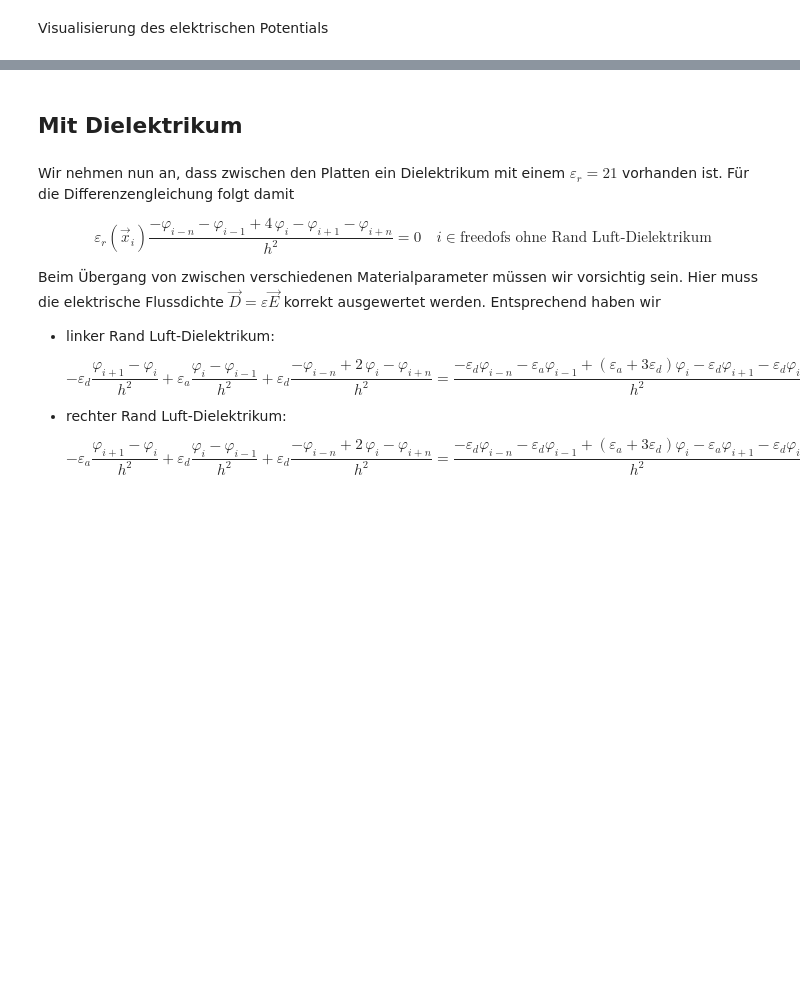
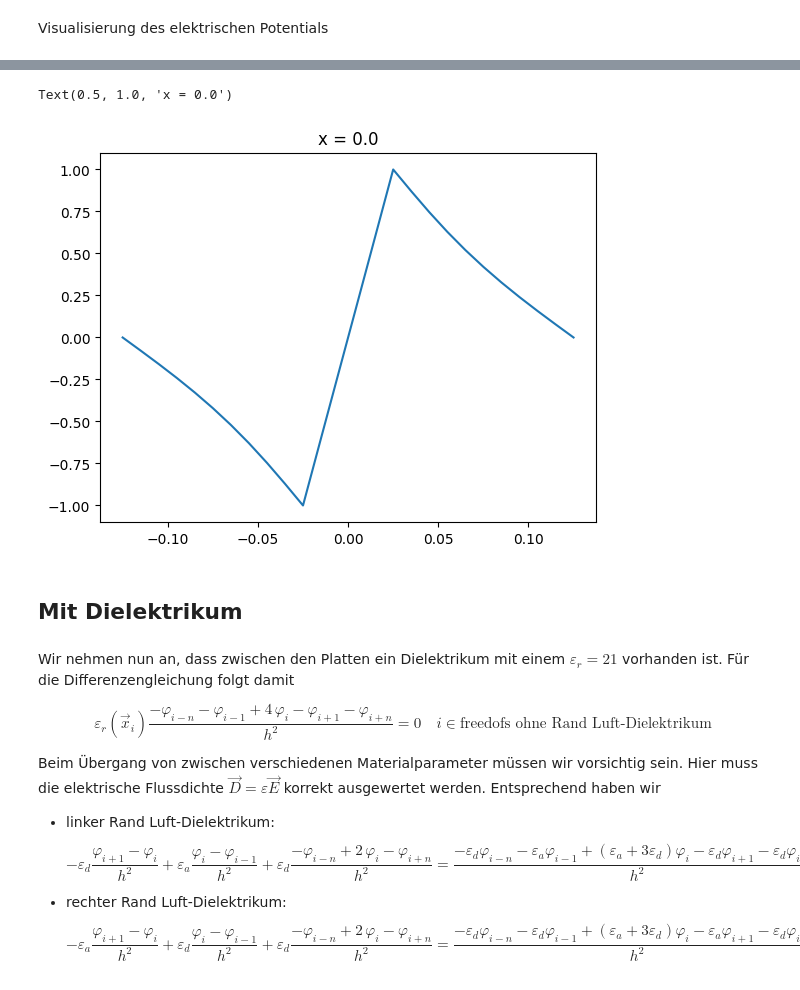
Before and after one commit to BieriCyril/ZHAW_STt_NUM1, a Jupyter notebook: NUM1_Praktikum_W4.ipynb, the cells around one changed output, grey strips where cells are left out. Saved outputs shown, nothing was run; the diff lists cells and outputs as text; code cells hidden in the pictures; blank space fills up the shorter version.

```diff
--- a/NUM1_Praktikum_W4.ipynb
+++ b/NUM1_Praktikum_W4.ipynb
@@ -372,6 +379,9 @@ plt.title('y = '+str(yi[domshape[0]//2]))
 # %%
-plt.plot(yi,Phi[:,domshape[1]//2],)
-plt.title('x = '+str(xi[domshape[1]//2]))
+plt.plot(yi,phi[:,Xi.shape[1]//2],)
+plt.title('x = '+str(xi[Xi.shape[1]//2]))
+# %% [output]
+Text(0.5, 1.0, 'x = 0.0')
+[figure, added]
 # %% [markdown]
 ## Mit Dielektrikum
 # %% [markdown]
```
Also changed, not shown: parts of 18 cells of this notebook.
